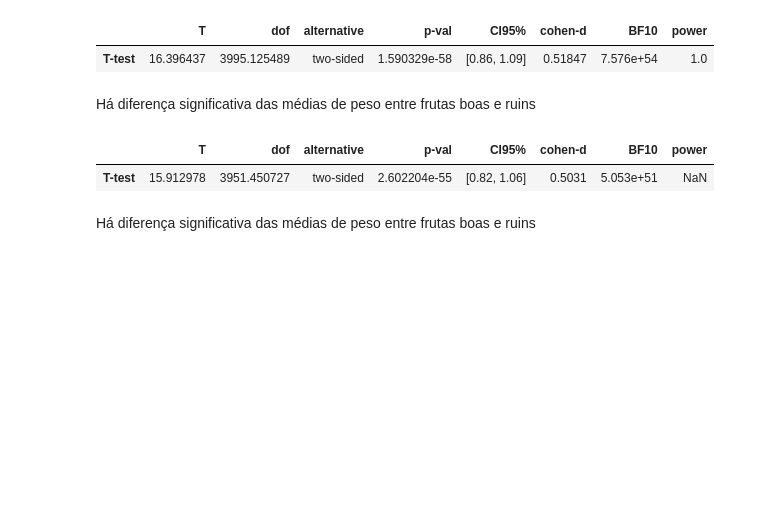
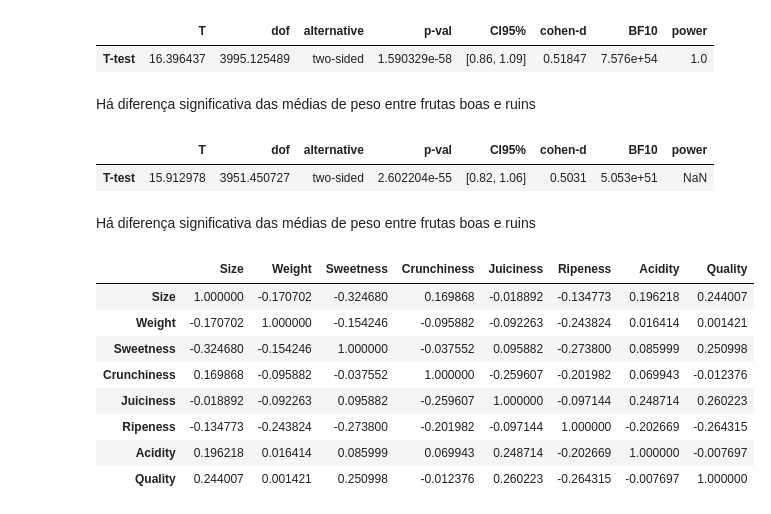
Before and after one commit to Diegopbetti/classificacao_regressao_logica, a Jupyter notebook: classificacao_qualidade_frutas.ipynb, the cells around one changed output. Drawn from its saved outputs; the diff is of its cells as text; code cells hidden in the pictures; blank space fills up the shorter version.

```diff
--- a/classificacao_qualidade_frutas.ipynb
+++ b/classificacao_qualidade_frutas.ipynb
@@ -105,3 +105,17 @@ ttest(x=grupo_good_size, y=grupo_bad_size, paired=False)
 | T-test | 15.912978 | 3951.450727 | two-sided | 2.602204e-55 | [0.82, 1.06] | 0.5031 | 5.053e+51 | NaN |
 # %% [markdown]
 Há diferença significativa das médias de peso entre frutas boas e ruins
+# %%
+# Corr Matrix
+corr_matrix = df_frutas.corr()
+corr_matrix
+# %% [output]
+|  | Size | Weight | Sweetness | Crunchiness | Juiciness | Ripeness | Acidity | Quality |
+| Size | 1.000000 | -0.170702 | -0.324680 | 0.169868 | -0.018892 | -0.134773 | 0.196218 | 0.244007 |
+| Weight | -0.170702 | 1.000000 | -0.154246 | -0.095882 | -0.092263 | -0.243824 | 0.016414 | 0.001421 |
+| Sweetness | -0.324680 | -0.154246 | 1.000000 | -0.037552 | 0.095882 | -0.273800 | 0.085999 | 0.250998 |
+| Crunchiness | 0.169868 | -0.095882 | -0.037552 | 1.000000 | -0.259607 | -0.201982 | 0.069943 | -0.012376 |
+| Juiciness | -0.018892 | -0.092263 | 0.095882 | -0.259607 | 1.000000 | -0.097144 | 0.248714 | 0.260223 |
+| Ripeness | -0.134773 | -0.243824 | -0.273800 | -0.201982 | -0.097144 | 1.000000 | -0.202669 | -0.264315 |
+| Acidity | 0.196218 | 0.016414 | 0.085999 | 0.069943 | 0.248714 | -0.202669 | 1.000000 | -0.007697 |
+| Quality | 0.244007 | 0.001421 | 0.250998 | -0.012376 | 0.260223 | -0.264315 | -0.007697 | 1.000000 |
```
Also changed, not shown: parts of 1 cell of this notebook.
